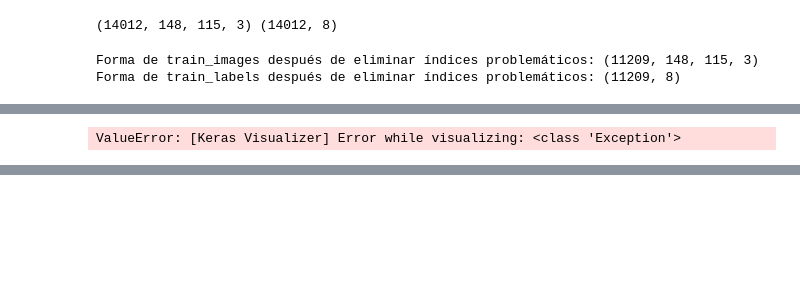
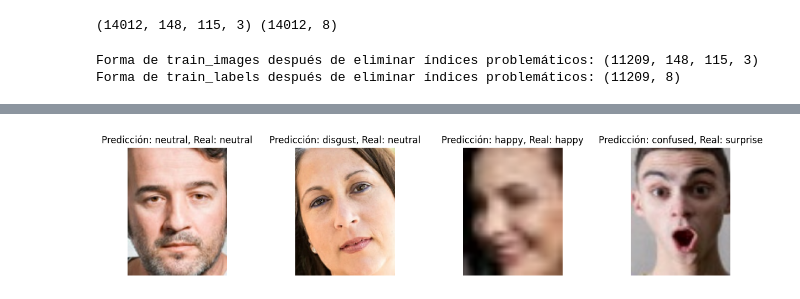
Before and after one commit to LucasBehrend/tpFInalCNN, a Jupyter notebook: TpFinal.ipynb, the cells around one changed output, grey strips where cells are left out. Cells and saved outputs as stored; diff of their text form; code cells hidden in the pictures; blank space fills up the shorter version.

```diff
--- a/TpFinal.ipynb
+++ b/TpFinal.ipynb
@@ -156,4 +176,34 @@ Epoch 1/15
-# %%
-visualizer(modelo, file_format='png')
-# %% [output]
-ValueError: [Keras Visualizer] Error while visualizing: <class 'Exception'>
+# %%
+indices_muestra = np.random.choice(len(test_images), size=20, replace=False)
+numero_a_clase = {
+    0 : "angry",
+    1 : "confused",
+    2 : "disgust",
+    3: "happy",
+    4: "neutral",
+    5: "sad",
+    6: "shy",
+    7: "surprise"
+}
+# Obtener las imágenes y etiquetas correspondientes
+muestra_images = test_images[indices_muestra]
+muestra_labels = test_labels[indices_muestra]
+
+# Realizar predicciones en las imágenes de muestra
+predicciones_muestra = modelo.predict(muestra_images)
+
+# Convertir las predicciones y etiquetas de muestra a etiquetas de clase
+clases_predichas = np.argmax(predicciones_muestra, axis=1)
+clases_reales = np.argmax(muestra_labels, axis=1)
+clases_finales_predichas = list(map(numero_a_clase.get, clases_predichas))
+clases_finales_reales = list(map(numero_a_clase.get, clases_reales))
+
+# Visualizar las imágenes y sus etiquetas predichas y reales
+fig, axs = plt.subplots(1, 4, figsize=(15, 3))
+for i in range(4):
+    axs[i].imshow(muestra_images[i]/255.0)
+    axs[i].set_title(f'Predicción: {clases_finales_predichas[i]}, Real: {clases_finales_reales[i]}')
+    axs[i].axis('off')
+
+plt.show()
+# %% [output]
@@ -159,0 +211 @@ ValueError: [Keras Visualizer] Error while visualizing: <class 'Exception'>
+[figure, added]
```
Also changed, not shown: parts of 9 cells of this notebook.
